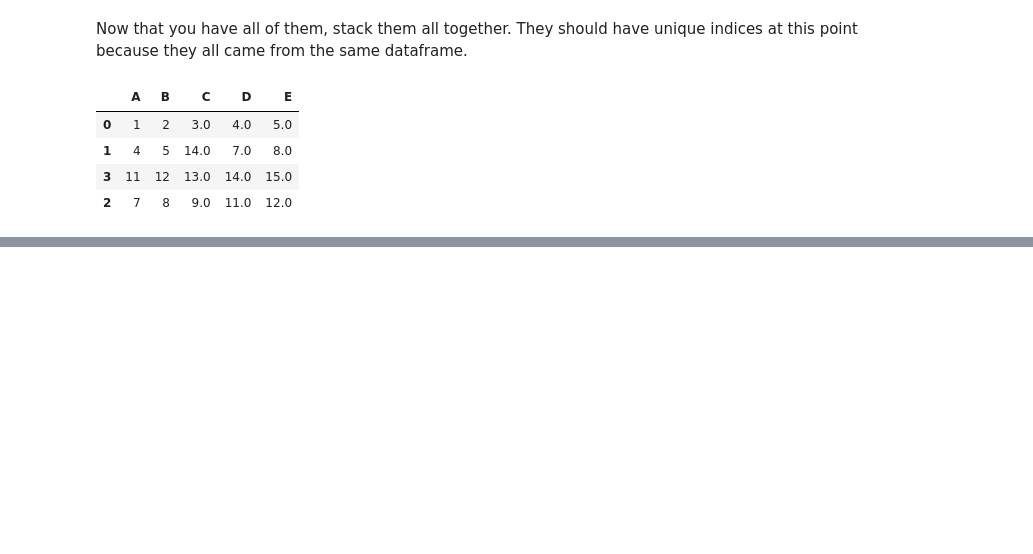
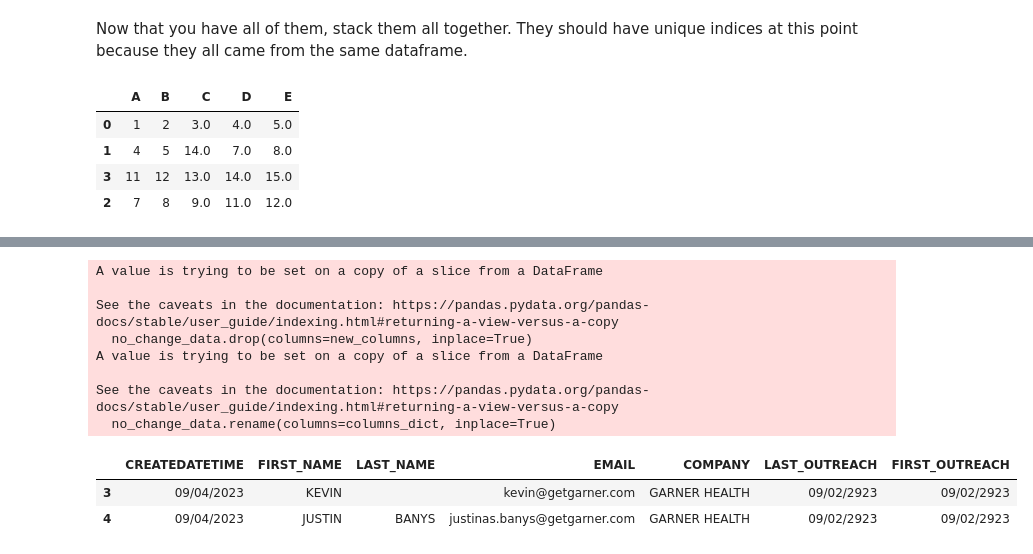
Before and after one commit to jlopez8/Jmail, a Jupyter notebook: jmailer/dev_nb.ipynb, the cells around one changed output, grey strips where cells are left out. Saved outputs shown, nothing was run; the diff lists cells and outputs as text; code cells hidden in the pictures; blank space fills up the shorter version.

```diff
--- a/jmailer/dev_nb.ipynb
+++ b/jmailer/dev_nb.ipynb
@@ -721,0 +816,37 @@ pd.concat([update_data, no_change_data, new_data])
+# %%
+df1 = recipient_push_data.copy(deep=True)
+
+new_columns = fixed_columns + update_columns
+new_columns = [col + "_new" for col in new_columns]
+
+no_change_data = merged_df[merged_df[new_columns].isna().all(axis=1)]
+no_change_data # this is the data that never changed
+
+# do some cleanup
+# drop data
+no_change_data.drop(columns=new_columns, inplace=True)
+no_change_data
+
+# rename
+original_columns = no_change_data.columns.to_list()
+pattern = r"_new|_old"
+new_columns = list(map(lambda x: re.sub(pattern, "", x), original_columns))
+columns_dict = dict(zip(original_columns, new_columns))
+no_change_data.rename(columns=columns_dict, inplace=True)
+
+# re-order
+no_change_data = no_change_data[df1.columns.to_list()]
+
+no_change_data
+# %% [output]
+A value is trying to be set on a copy of a slice from a DataFrame
+
+See the caveats in the documentation: https://pandas.pydata.org/pandas-docs/stable/user_guide/indexing.html#returning-a-view-versus-a-copy
+  no_change_data.drop(columns=new_columns, inplace=True)
+A value is trying to be set on a copy of a slice from a DataFrame
+
+See the caveats in the documentation: https://pandas.pydata.org/pandas-docs/stable/user_guide/indexing.html#returning-a-view-versus-a-copy
+  no_change_data.rename(columns=columns_dict, inplace=True)
+|  | CREATEDATETIME | FIRST_NAME | LAST_NAME | EMAIL | COMPANY | LAST_OUTREACH | FIRST_OUTREACH |
+| 3 | 09/04/2023 | KEVIN |  | kevin@getgarner.com | GARNER HEALTH | 09/02/2923 | 09/02/2923 |
+| 4 | 09/04/2023 | JUSTIN | BANYS | justinas.banys@getgarner.com | GARNER HEALTH | 09/02/2923 | 09/02/2923 |
```
Also changed, not shown: parts of 23 cells of this notebook.
